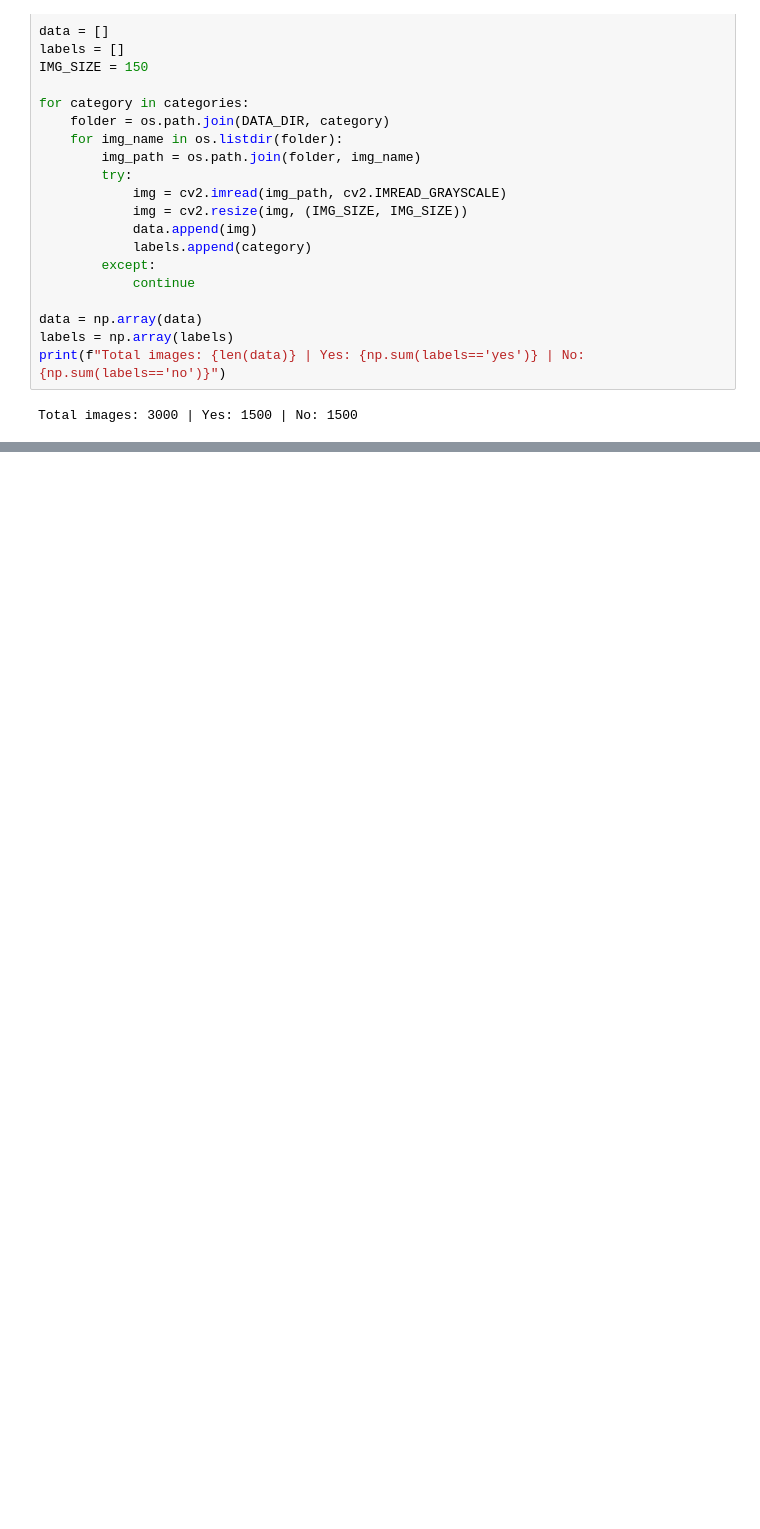
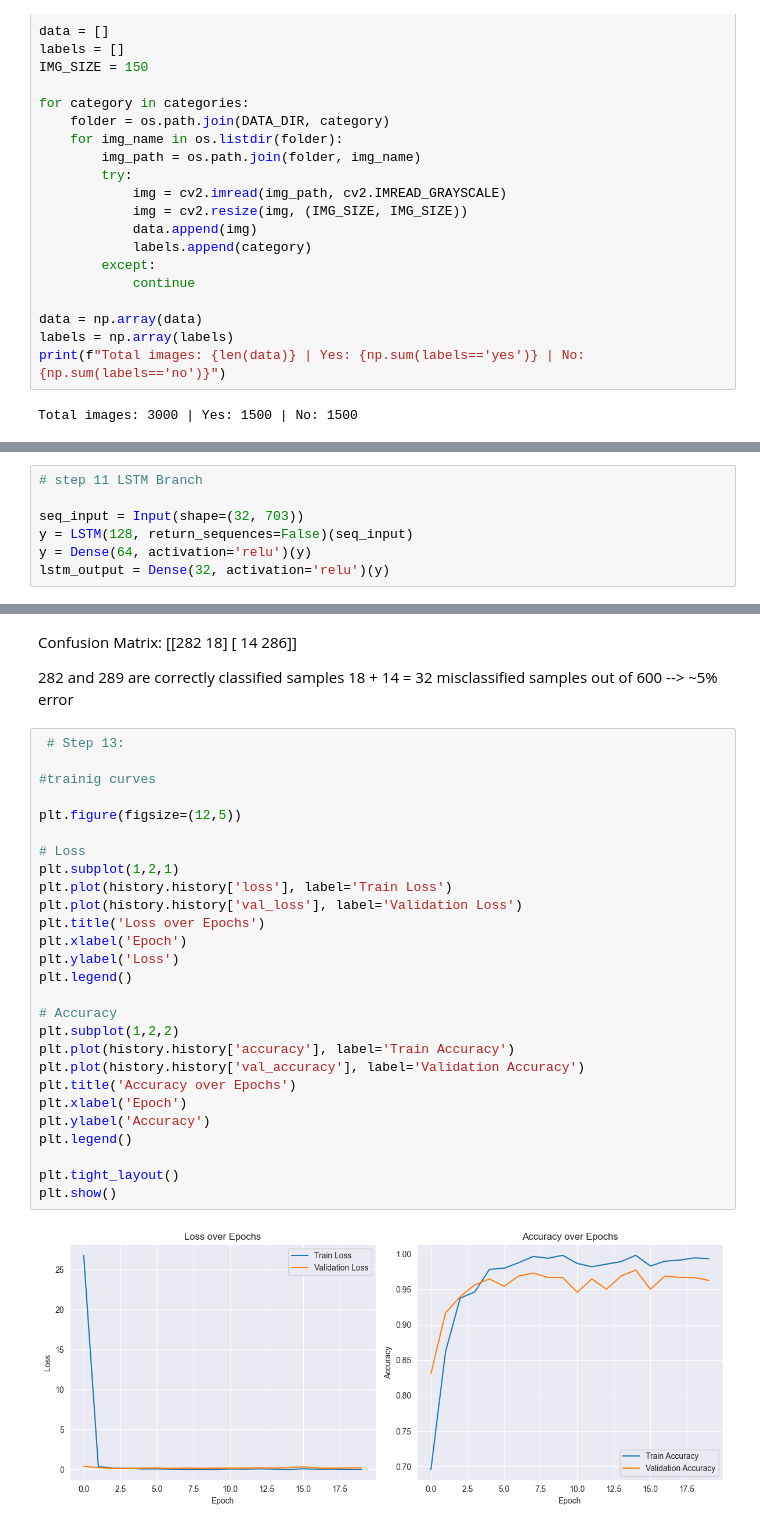
Before and after one commit to Letieri1008/Br35H-Brain-Tumor-Detection-2020, a Jupyter notebook: main.ipynb, the cells around one changed output, grey strips where cells are left out. Cells and saved outputs as stored; diff of their text form; blank space fills up the shorter version.

```diff
--- a/main.ipynb
+++ b/main.ipynb
@@ -168,0 +182,7 @@ Sequence input shape: (1379, 32, 4704)
+# %%
+# step 11 LSTM Branch
+
+seq_input = Input(shape=(32, 703))
+y = LSTM(128, return_sequences=False)(seq_input)
+y = Dense(64, activation='relu')(y)
+lstm_output = Dense(32, activation='relu')(y)
@@ -168,0 +293,36 @@ Sequence input shape: (1379, 32, 4704)
+# %% [markdown]
+Confusion Matrix:
+[[282  18]
+ [ 14 286]]
+
+282 and 289 are correctly classified samples
+18 + 14 = 32 misclassified samples out of 600 --> ~5% error
+# %%
+ # Step 13:
+
+#trainig curves
+
+plt.figure(figsize=(12,5))
+
+# Loss
+plt.subplot(1,2,1)
+plt.plot(history.history['loss'], label='Train Loss')
+plt.plot(history.history['val_loss'], label='Validation Loss')
+plt.title('Loss over Epochs')
+plt.xlabel('Epoch')
+plt.ylabel('Loss')
+plt.legend()
+
+# Accuracy
+plt.subplot(1,2,2)
+plt.plot(history.history['accuracy'], label='Train Accuracy')
+plt.plot(history.history['val_accuracy'], label='Validation Accuracy')
+plt.title('Accuracy over Epochs')
+plt.xlabel('Epoch')
+plt.ylabel('Accuracy')
+plt.legend()
+
+plt.tight_layout()
+plt.show()
+# %% [output]
+[figure, added]
```
Also changed, not shown: parts of 8 cells of this notebook.
